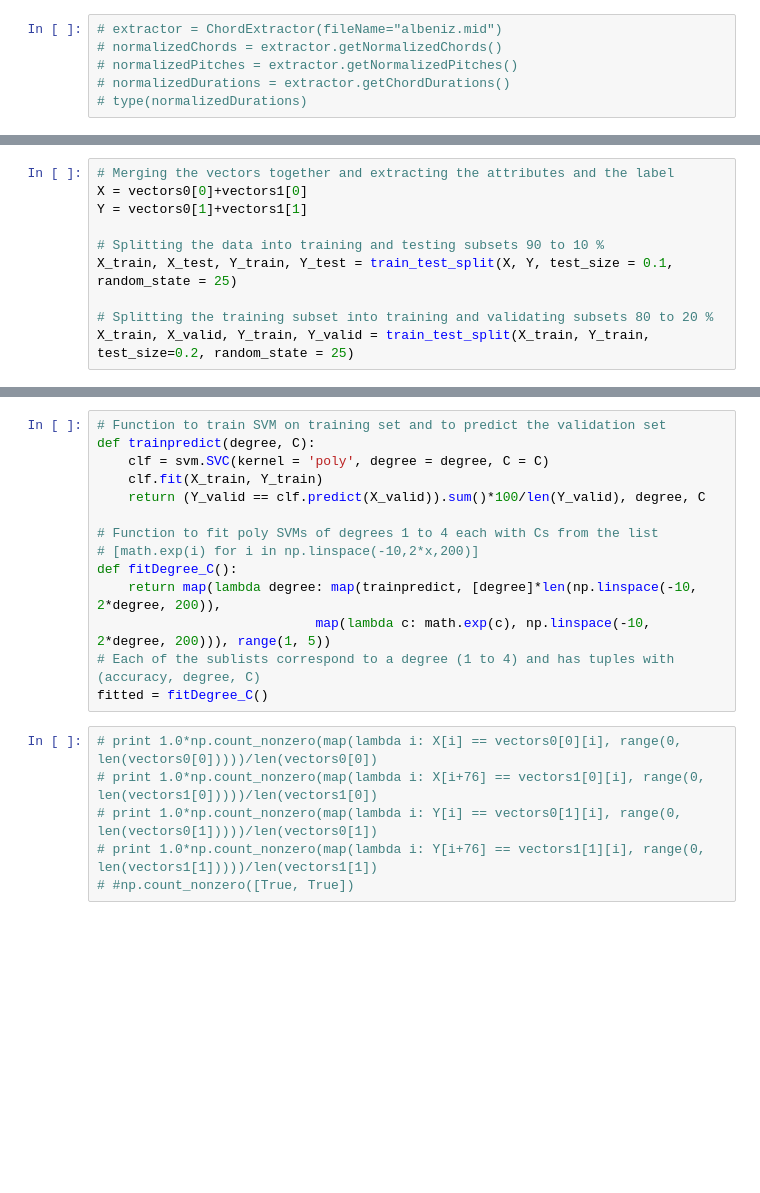
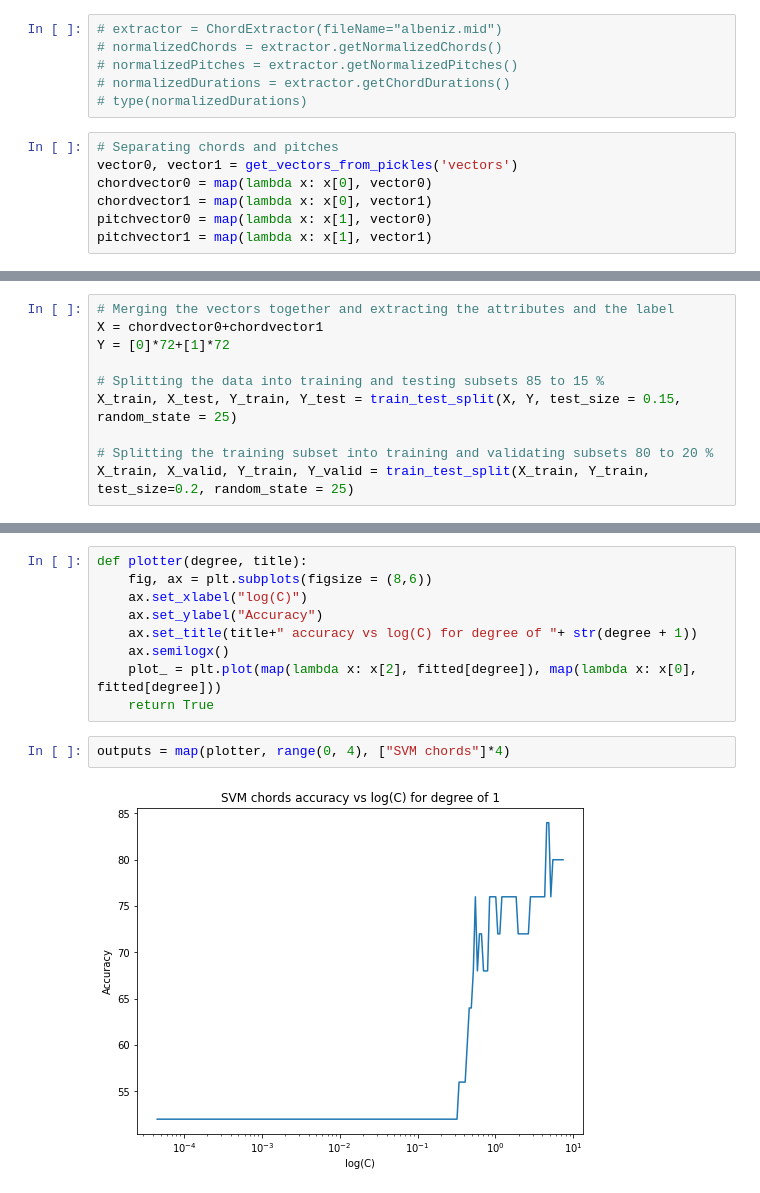
Before and after one commit to Cuspian/MachineLearning, a Jupyter notebook: MIDIReader.ipynb, the cells around one changed output, grey strips where cells are left out. Saved outputs shown, nothing was run; the diff lists cells and outputs as text; blank space fills up the shorter version.

Commit message:
Complete version for chords and pitches LASSO SVM

```diff
--- a/MIDIReader.ipynb
+++ b/MIDIReader.ipynb
@@ -140,3 +155,10 @@ len(vector0), len(vector1)
 # normalizedPitches = extractor.getNormalizedPitches()
 # normalizedDurations = extractor.getChordDurations()
 # type(normalizedDurations)
+# %%
+# Separating chords and pitches
+vector0, vector1 = get_vectors_from_pickles('vectors')
+chordvector0 = map(lambda x: x[0], vector0)
+chordvector1 = map(lambda x: x[0], vector1)
+pitchvector0 = map(lambda x: x[1], vector0)
+pitchvector1 = map(lambda x: x[1], vector1)
@@ -143,10 +169,10 @@ len(vector0), len(vector1)
 # %%
 # Merging the vectors together and extracting the attributes and the label
-X = vectors0[0]+vectors1[0]
-Y = vectors0[1]+vectors1[1]
+X = chordvector0+chordvector1
+Y = [0]*72+[1]*72
 
-# Splitting the data into training and testing subsets 90 to 10 %
-X_train, X_test, Y_train, Y_test = train_test_split(X, Y, test_size = 0.1, random_state = 25)
+# Splitting the data into training and testing subsets 85 to 15 %
+X_train, X_test, Y_train, Y_test = train_test_split(X, Y, test_size = 0.15, random_state = 25)
 
 # Splitting the training subset into training and validating subsets 80 to 20 %
 X_train, X_valid, Y_train, Y_valid = train_test_split(X_train, Y_train, test_size=0.2, random_state = 25)
@@ -163,20 +217,13 @@ print "We successfully predict the {} percent of test data".format((Y_test==clf.
-# %%
-# Function to train SVM on training set and to predict the validation set
-def trainpredict(degree, C):
-    clf = svm.SVC(kernel = 'poly', degree = degree, C = C)
-    clf.fit(X_train, Y_train)
-    return (Y_valid == clf.predict(X_valid)).sum()*100/len(Y_valid), degree, C
-
-# Function to fit poly SVMs of degrees 1 to 4 each with Cs from the list
-# [math.exp(i) for i in np.linspace(-10,2*x,200)]
-def fitDegree_C():
-    return map(lambda degree: map(trainpredict, [degree]*len(np.linspace(-10, 2*degree, 200)),
-                            map(lambda c: math.exp(c), np.linspace(-10, 2*degree, 200))), range(1, 5))
-# Each of the sublists correspond to a degree (1 to 4) and has tuples with (accuracy, degree, C)
-fitted = fitDegree_C()
-# %%
-# print 1.0*np.count_nonzero(map(lambda i: X[i] == vectors0[0][i], range(0, len(vectors0[0]))))/len(vectors0[0])
-# print 1.0*np.count_nonzero(map(lambda i: X[i+76] == vectors1[0][i], range(0, len(vectors1[0]))))/len(vectors1[0])
-# print 1.0*np.count_nonzero(map(lambda i: Y[i] == vectors0[1][i], range(0, len(vectors0[1]))))/len(vectors0[1])
-# print 1.0*np.count_nonzero(map(lambda i: Y[i+76] == vectors1[1][i], range(0, len(vectors1[1]))))/len(vectors1[1])
-# #np.count_nonzero([True, True])
+# %%
+def plotter(degree, title):
+    fig, ax = plt.subplots(figsize = (8,6))
+    ax.set_xlabel("log(C)")
+    ax.set_ylabel("Accuracy")
+    ax.set_title(title+" accuracy vs log(C) for degree of "+ str(degree + 1))
+    ax.semilogx()
+    plot_ = plt.plot(map(lambda x: x[2], fitted[degree]), map(lambda x: x[0], fitted[degree]))
+    return True
+# %%
+outputs = map(plotter, range(0, 4), ["SVM chords"]*4)
+# %% [output]
+[figure, added]
```
Also changed, not shown: parts of 42 cells of this notebook.
